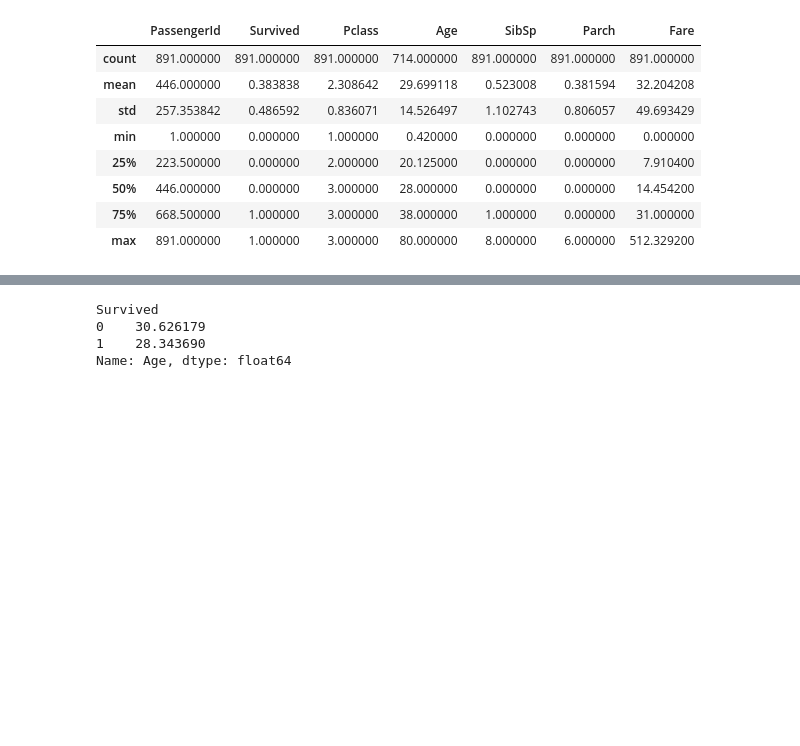
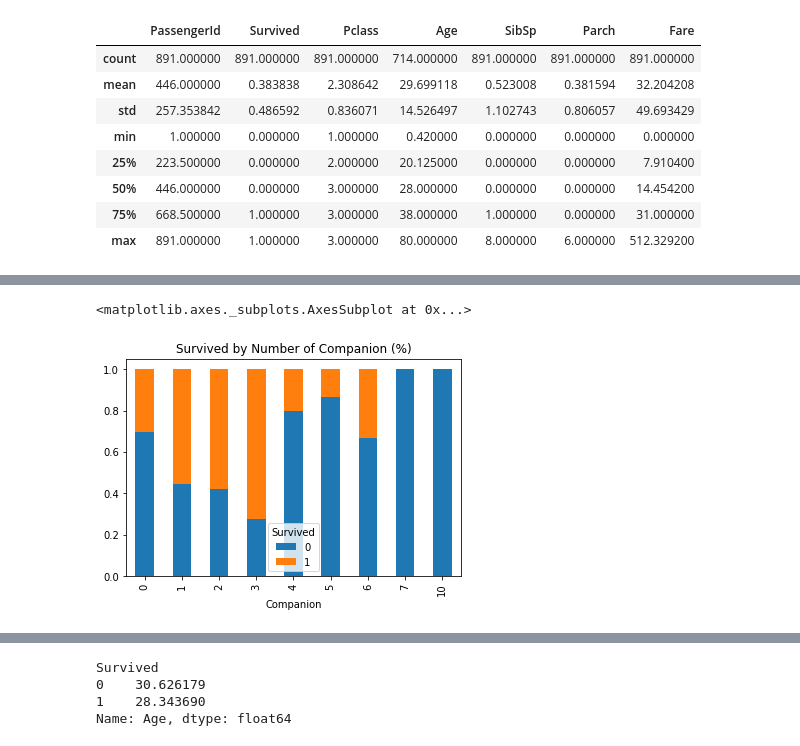
Before and after one commit to paton838/works, a Jupyter notebook: data-science/titanic/titanic_analysis.ipynb, the cells around one changed output, grey strips where cells are left out. Drawn from its saved outputs; the diff is of its cells as text; code cells hidden in the pictures; blank space fills up the shorter version.

```diff
--- a/data-science/titanic/titanic_analysis.ipynb
+++ b/data-science/titanic/titanic_analysis.ipynb
@@ -116,0 +90,6 @@ g.map(plt.hist, 'Age', bins=20)
+# %%
+pd.crosstab(df['Companion'], df['Survived'], normalize='index') \
+  .plot(kind='bar', stacked=True, title="Survived by Number of Companion (%)")
+# %% [output]
+<matplotlib.axes._subplots.AxesSubplot at 0x...>
+[figure, added]
```
Also changed, not shown: parts of 62 cells of this notebook.
